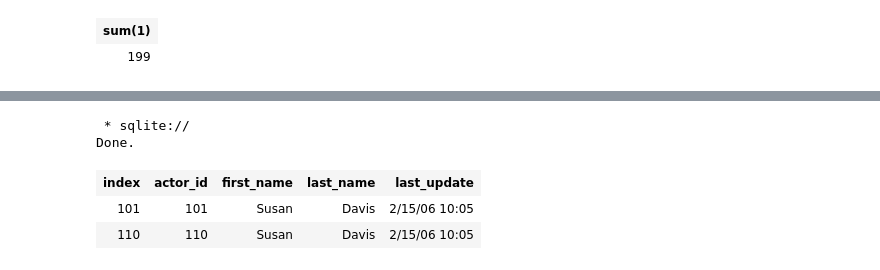
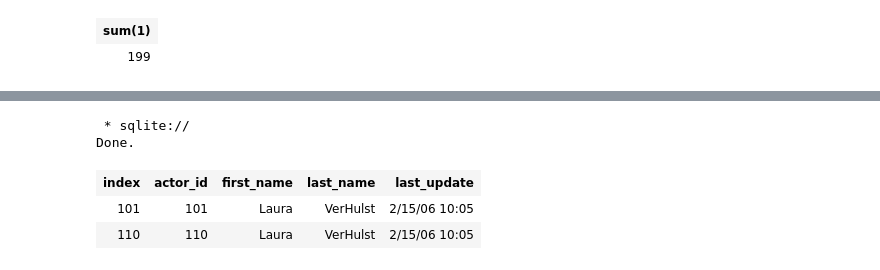
Before and after one commit to julizhu/sql-training-tool, a Jupyter notebook: Appendix_B_Sample_Dataset_QA.ipynb, the cells around one changed output, grey strips where cells are left out. Drawn from its saved outputs; the diff is of its cells as text; code cells hidden in the pictures.

```diff
--- a/Appendix_B_Sample_Dataset_QA.ipynb
+++ b/Appendix_B_Sample_Dataset_QA.ipynb
@@ -79,10 +79,10 @@ Done.
 # %%
 %%sql
 -- Looks like the actor_ids are messed up!
-select * from actor where first_name = 'Susan' and last_name = 'Davis'
+select * from actor where first_name = 'Laura' and last_name = 'VerHulst'
 # %% [output]
  * sqlite://
 Done.
 | index | actor_id | first_name | last_name | last_update |
-| 101 | 101 | Susan | Davis | 2/15/06 10:05 |
-| 110 | 110 | Susan | Davis | 2/15/06 10:05 |
+| 101 | 101 | Laura | VerHulst | 2/15/06 10:05 |
+| 110 | 110 | Laura | VerHulst | 2/15/06 10:05 |
```
Also changed, not shown: parts of 25 cells of this notebook, 7 other files.
